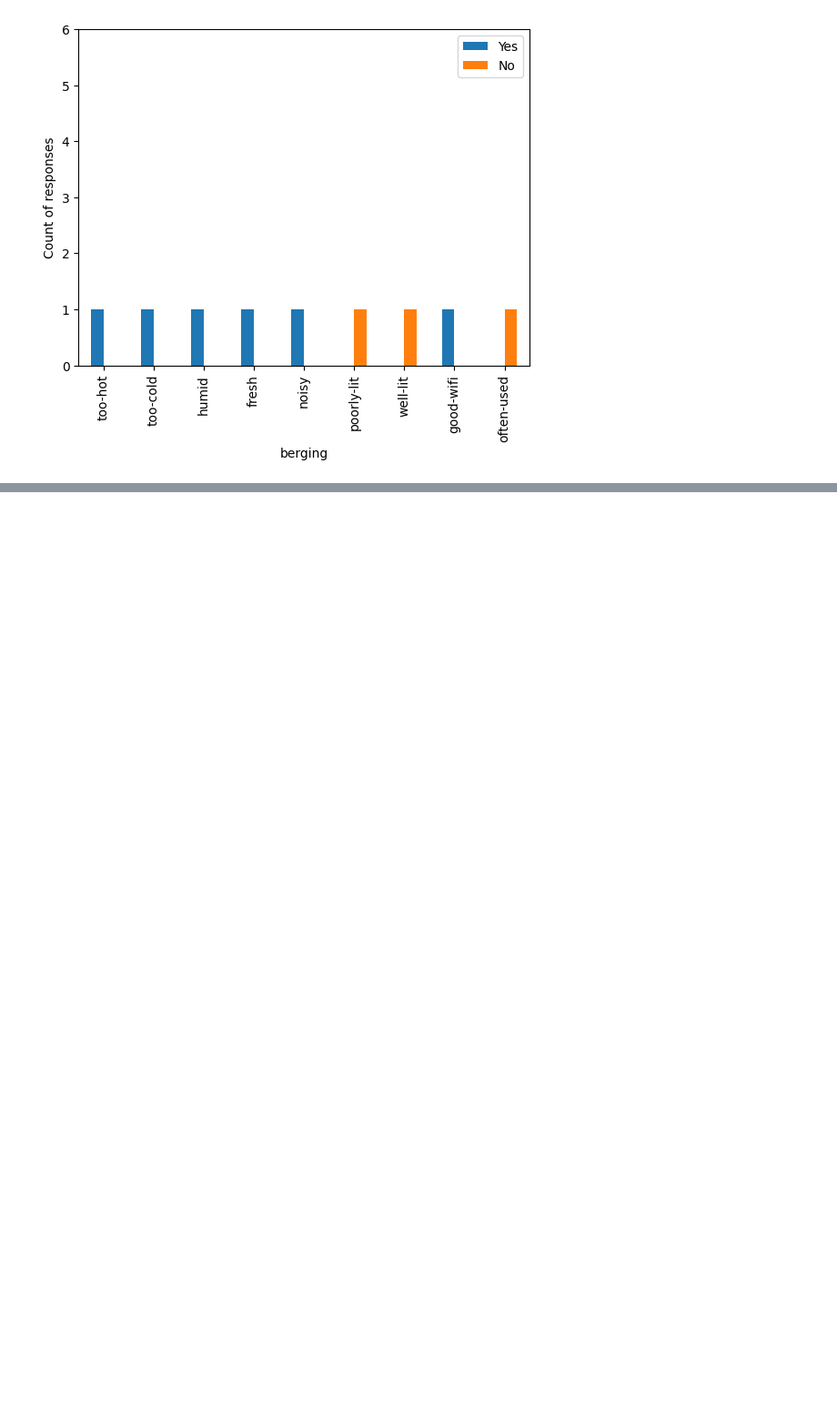
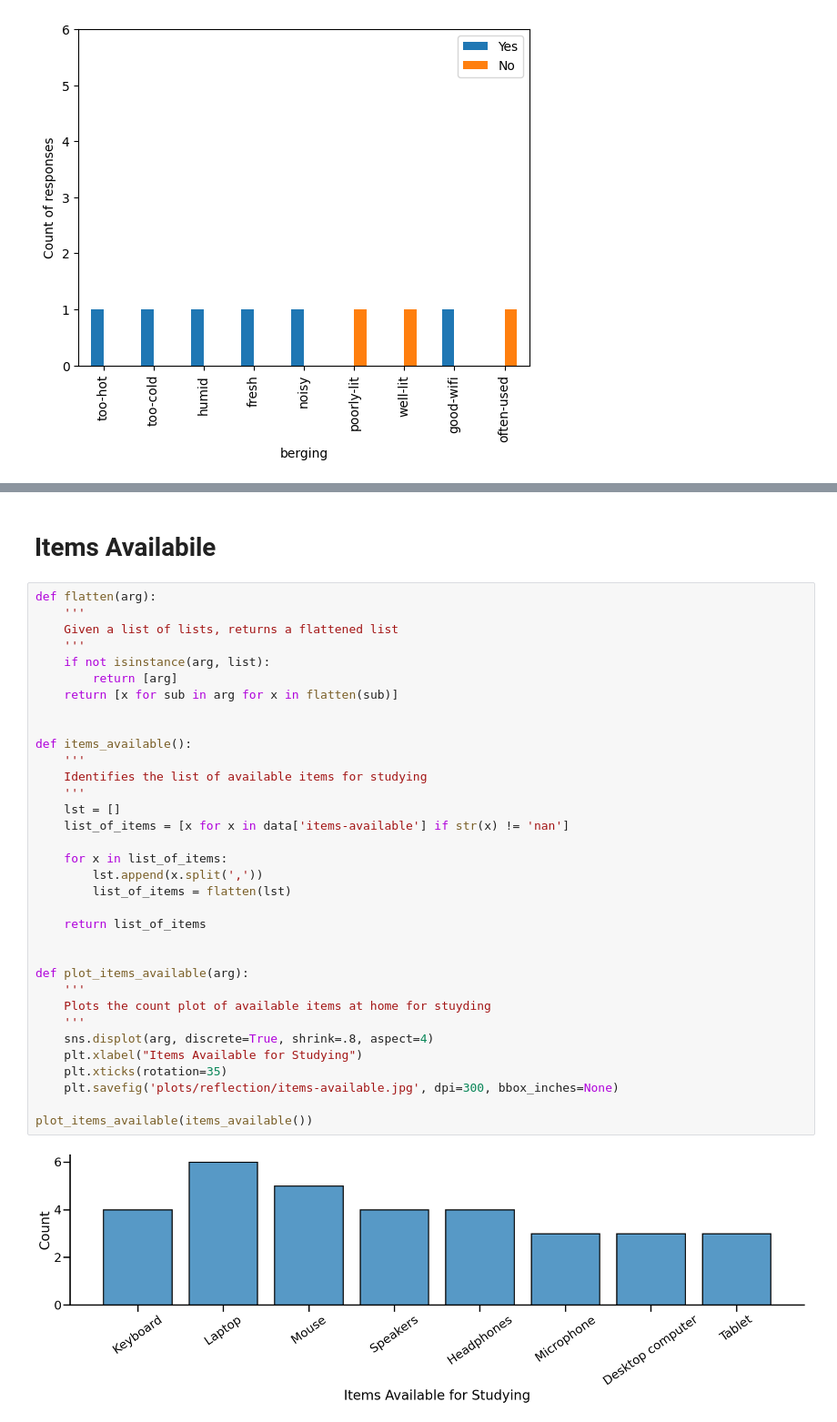
Before and after one commit to shrutirao94/spatial-inequality-nl-analysis, a Jupyter notebook: analysis.ipynb, the cells around one changed output, grey strips where cells are left out. Shown at 91% size. Drawn from its saved outputs; the diff is of its cells as text; blank space fills up the shorter version.

```diff
--- a/analysis.ipynb
+++ b/analysis.ipynb
@@ -261,0 +269,38 @@ for room in rooms:
+# %% [markdown]
+# Items Availabile
+# %%
+def flatten(arg):
+    '''
+    Given a list of lists, returns a flattened list
+    '''
+    if not isinstance(arg, list):
+        return [arg]
+    return [x for sub in arg for x in flatten(sub)]
+
+
+def items_available():
+    '''
+    Identifies the list of available items for studying
+    '''
+    lst = []
+    list_of_items = [x for x in data['items-available'] if str(x) != 'nan']
+
+    for x in list_of_items:
+        lst.append(x.split(','))
+        list_of_items = flatten(lst)
+
+    return list_of_items
+
+
+def plot_items_available(arg):
+    '''
+    Plots the count plot of available items at home for stuyding
+    '''
+    sns.displot(arg, discrete=True, shrink=.8, aspect=4)
+    plt.xlabel("Items Available for Studying")
+    plt.xticks(rotation=35)
+    plt.savefig('plots/reflection/items-available.jpg', dpi=300, bbox_inches=None)
+
+plot_items_available(items_available())
+# %% [output]
+[figure, added]
```
Also changed, not shown: parts of 11 cells of this notebook, 3 other files.
